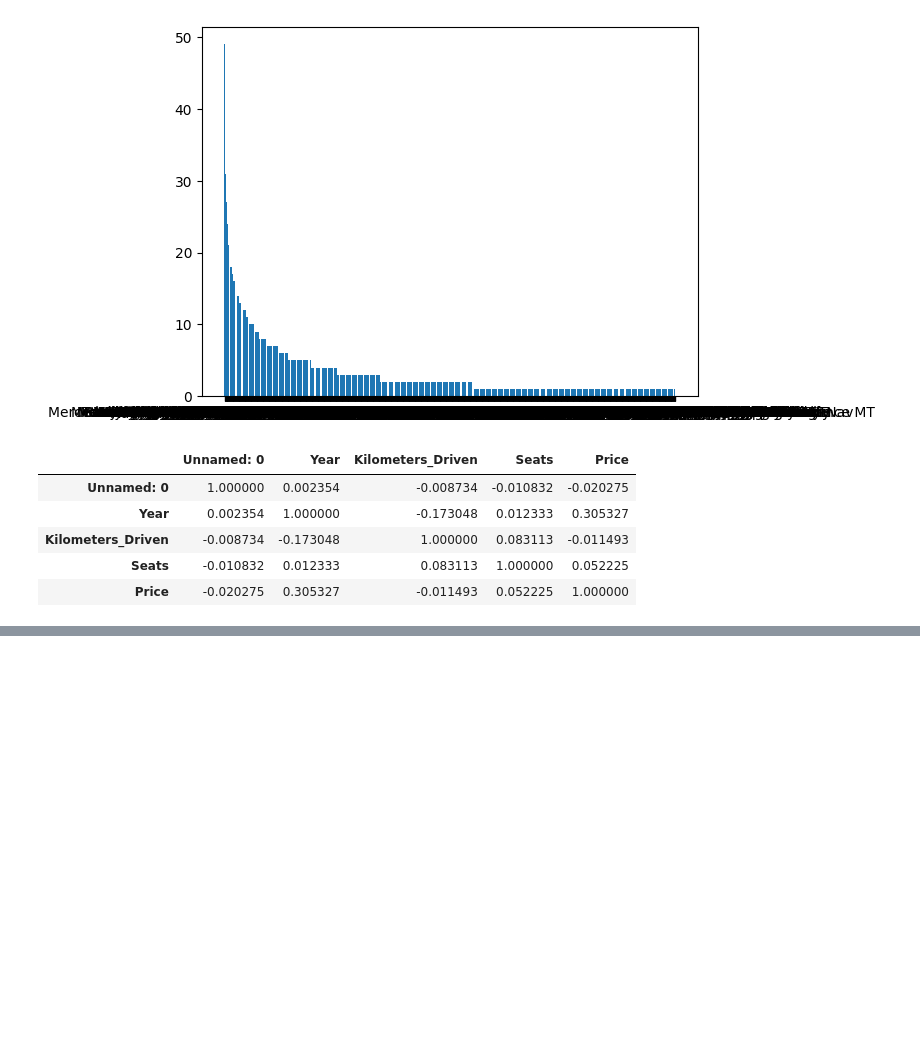
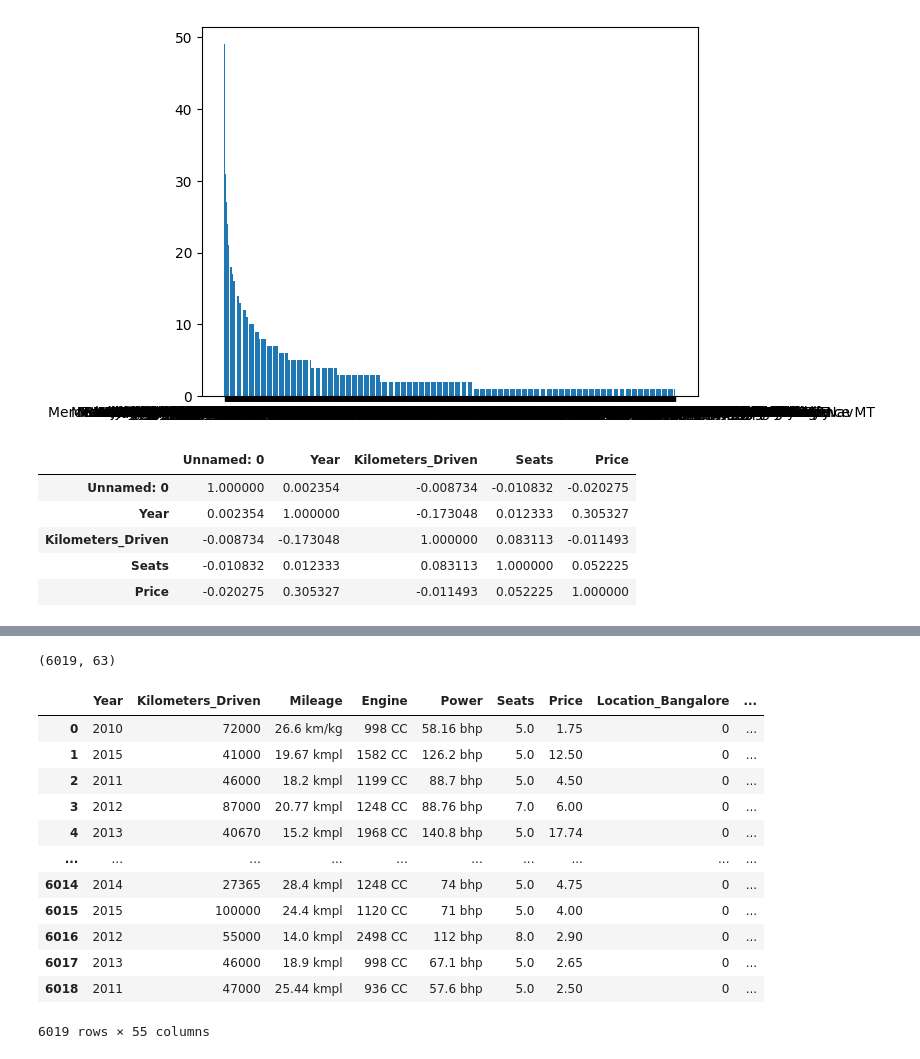
Before and after one commit to AshlinShaji/Machine-Learning, a Jupyter notebook: Regression/Polynomial_Regression/car_price_train.ipynb, the cells around one changed output, grey strips where cells are left out. Saved outputs shown, nothing was run; the diff lists cells and outputs as text; code cells hidden in the pictures; blank space fills up the shorter version.

Commit message:
column cleaned

```diff
--- a/Regression/Polynomial_Regression/car_price_train.ipynb
+++ b/Regression/Polynomial_Regression/car_price_train.ipynb
@@ -195,0 +204,3 @@ df.corr(numeric_only=True)
+# %%
+df['Brand']=df['Name'].apply(lambda x:x.split() [0])
+df['Brand'].unique()
@@ -195,0 +222,3 @@ df.corr(numeric_only=True)
+# %%
+dfe=pd.get_dummies(df[['Location','Fuel_Type','Transmission','Owner_Type','Brand']],drop_first=True,dtype=int)
+dfe
@@ -195,0 +239,4 @@ df.corr(numeric_only=True)
+# %%
+#concatenate df+dfe
+df_1=pd.concat([df,dfe],axis=1)
+df_1
@@ -195,0 +257,22 @@ df.corr(numeric_only=True)
+# %%
+df_1.shape
+# %% [output]
+(6019, 63)
+# %%
+#drop unneccessory columns
+df_1.drop(['Unnamed: 0','Name','Location','Fuel_Type','Transmission','Owner_Type','New_Price','Brand'],axis=1,inplace=True)
+df_1
+# %% [output]
+|  | Year | Kilometers_Driven | Mileage | Engine | Power | Seats | Price | Location_Bangalore | ... |
+| 0 | 2010 | 72000 | 26.6 km/kg | 998 CC | 58.16 bhp | 5.0 | 1.75 | 0 | ... |
+| 1 | 2015 | 41000 | 19.67 kmpl | 1582 CC | 126.2 bhp | 5.0 | 12.50 | 0 | ... |
+| 2 | 2011 | 46000 | 18.2 kmpl | 1199 CC | 88.7 bhp | 5.0 | 4.50 | 0 | ... |
+| 3 | 2012 | 87000 | 20.77 kmpl | 1248 CC | 88.76 bhp | 7.0 | 6.00 | 0 | ... |
+| 4 | 2013 | 40670 | 15.2 kmpl | 1968 CC | 140.8 bhp | 5.0 | 17.74 | 0 | ... |
+| ... | ... | ... | ... | ... | ... | ... | ... | ... | ... |
+| 6014 | 2014 | 27365 | 28.4 kmpl | 1248 CC | 74 bhp | 5.0 | 4.75 | 0 | ... |
+| 6015 | 2015 | 100000 | 24.4 kmpl | 1120 CC | 71 bhp | 5.0 | 4.00 | 0 | ... |
+| 6016 | 2012 | 55000 | 14.0 kmpl | 2498 CC | 112 bhp | 8.0 | 2.90 | 0 | ... |
+| 6017 | 2013 | 46000 | 18.9 kmpl | 998 CC | 67.1 bhp | 5.0 | 2.65 | 0 | ... |
+| 6018 | 2011 | 47000 | 25.44 kmpl | 936 CC | 57.6 bhp | 5.0 | 2.50 | 0 | ... |
+6019 rows × 55 columns
```
Also changed, not shown: parts of 11 cells of this notebook.
